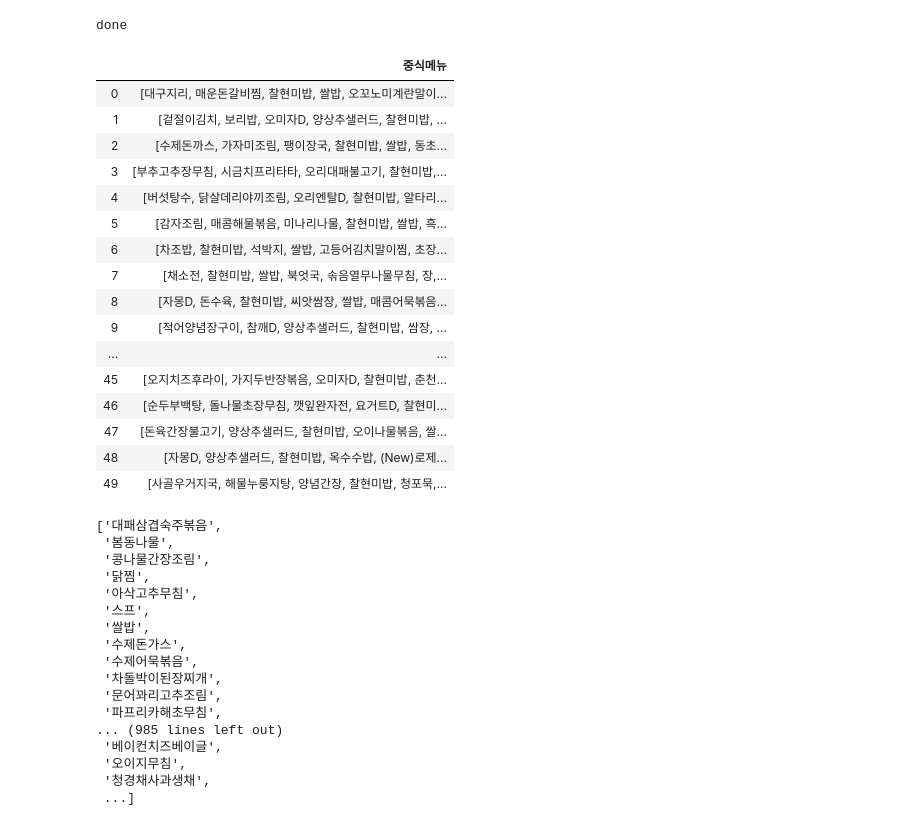
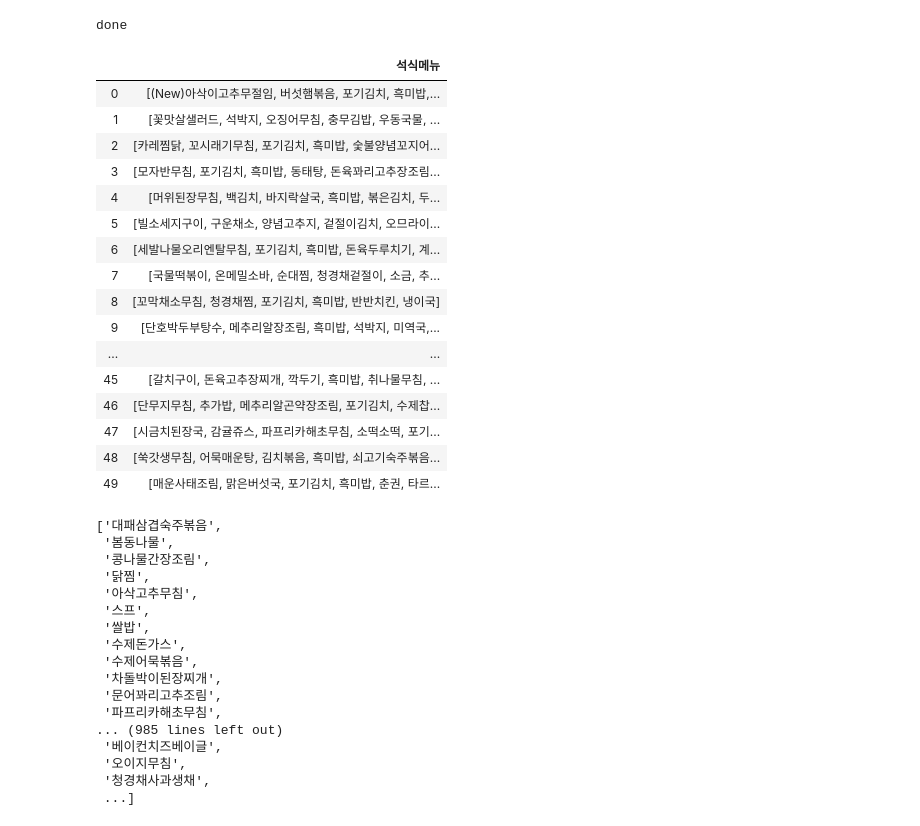
Before and after one commit to hong1468/Dacon_LH_cafeteria, a Jupyter notebook: yk/0709_menu_preprocessing.ipynb, the cells around one changed output. Drawn from its saved outputs; the diff is of its cells as text; code cells hidden in the pictures.

```diff
--- a/yk/0709_menu_preprocessing.ipynb
+++ b/yk/0709_menu_preprocessing.ipynb
@@ -249,26 +258,26 @@ dinner_df = pd.DataFrame({'석식메뉴':dinner_lst})
 # %%
 lunch_df_t = pd.DataFrame({'중식메뉴':lunch_lst_test})
 dinner_df_t = pd.DataFrame({'석식메뉴':dinner_lst_test})
-# %%
-lunch_df_t
-# %% [output]
-|  | 중식메뉴 |
-| 0 | [대구지리, 매운돈갈비찜, 찰현미밥, 쌀밥, 오꼬노미계란말이... |
-| 1 | [겉절이김치, 보리밥, 오미자D, 양상추샐러드, 찰현미밥, ... |
-| 2 | [수제돈까스, 가자미조림, 팽이장국, 찰현미밥, 쌀밥, 동초... |
-| 3 | [부추고추장무침, 시금치프리타타, 오리대패불고기, 찰현미밥,... |
-| 4 | [버섯탕수, 닭살데리야끼조림, 오리엔탈D, 찰현미밥, 알타리... |
-| 5 | [감자조림, 매콤해물볶음, 미나리나물, 찰현미밥, 쌀밥, 흑... |
-| 6 | [차조밥, 찰현미밥, 석박지, 쌀밥, 고등어김치말이찜, 초장... |
-| 7 | [채소전, 찰현미밥, 쌀밥, 북엇국, 솎음열무나물무침, 장,... |
-| 8 | [자몽D, 돈수육, 찰현미밥, 씨앗쌈장, 쌀밥, 매콤어묵볶음... |
-| 9 | [적어양념장구이, 참깨D, 양상추샐러드, 찰현미밥, 쌈장, ... |
-| ... | ... |
-| 45 | [오지치즈후라이, 가지두반장볶음, 오미자D, 찰현미밥, 춘천... |
-| 46 | [순두부백탕, 돌나물초장무침, 깻잎완자전, 요거트D, 찰현미... |
-| 47 | [돈육간장불고기, 양상추샐러드, 찰현미밥, 오이나물볶음, 쌀... |
-| 48 | [자몽D, 양상추샐러드, 찰현미밥, 옥수수밥, (New)로제... |
-| 49 | [사골우거지국, 해물누룽지탕, 양념간장, 찰현미밥, 청포묵,... |
+# %%
+dinner_df_t
+# %% [output]
+|  | 석식메뉴 |
+| 0 | [(New)아삭이고추무절임, 버섯햄볶음, 포기김치, 흑미밥,... |
+| 1 | [꽃맛살샐러드, 석박지, 오징어무침, 충무김밥, 우동국물, ... |
+| 2 | [카레찜닭, 꼬시래기무침, 포기김치, 흑미밥, 숯불양념꼬지어... |
+| 3 | [모자반무침, 포기김치, 흑미밥, 동태탕, 돈육꽈리고추장조림... |
+| 4 | [머위된장무침, 백김치, 바지락살국, 흑미밥, 볶은김치, 두... |
+| 5 | [빌소세지구이, 구운채소, 양념고추지, 겉절이김치, 오므라이... |
+| 6 | [세발나물오리엔탈무침, 포기김치, 흑미밥, 돈육두루치기, 계... |
+| 7 | [국물떡볶이, 온메밀소바, 순대찜, 청경채겉절이, 소금, 추... |
+| 8 | [꼬막채소무침, 청경채찜, 포기김치, 흑미밥, 반반치킨, 냉이국] |
+| 9 | [단호박두부탕수, 메추리알장조림, 흑미밥, 석박지, 미역국,... |
+| ... | ... |
+| 45 | [갈치구이, 돈육고추장찌개, 깍두기, 흑미밥, 취나물무침, ... |
+| 46 | [단무지무침, 추가밥, 메추리알곤약장조림, 포기김치, 수제찹... |
+| 47 | [시금치된장국, 감귤쥬스, 파프리카해초무침, 소떡소떡, 포기... |
+| 48 | [쑥갓생무침, 어묵매운탕, 김치볶음, 흑미밥, 쇠고기숙주볶음... |
+| 49 | [매운사태조림, 맑은버섯국, 포기김치, 흑미밥, 춘권, 타르... |
 # %%
 food = list(menu['메뉴'])
 food
```
Also changed, not shown: parts of 22 cells of this notebook, 14 other files.
